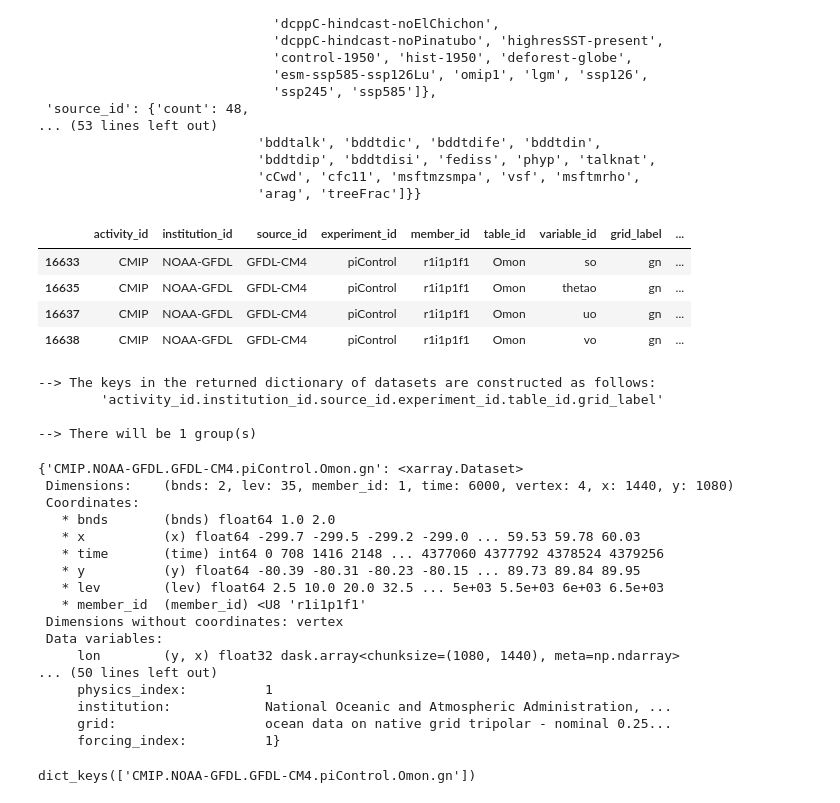
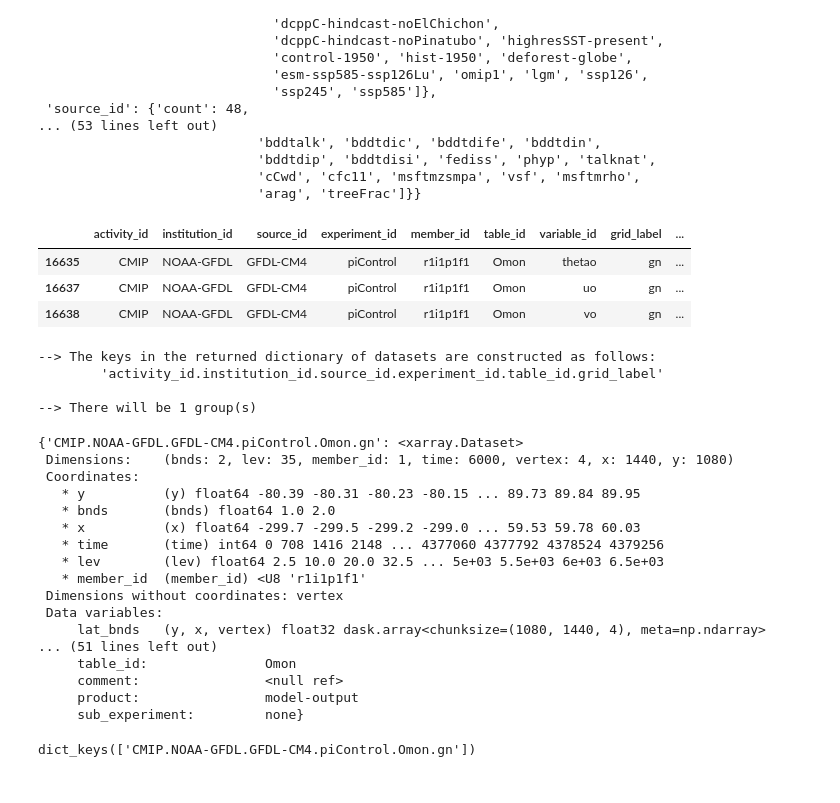
Before and after one commit to mclaret/cmip6hack-GS, a Jupyter notebook: notebooks/GFDLCM4_datalaod.ipynb, the cells around one changed output. Drawn from its saved outputs; the diff is of its cells as text; code cells hidden in the pictures.

```diff
--- a/notebooks/GFDLCM4_datalaod.ipynb
+++ b/notebooks/GFDLCM4_datalaod.ipynb
@@ -68,12 +68,11 @@ pprint.pprint(uni_dict, compact=True)
                             'cCwd', 'cfc11', 'msftmzsmpa', 'vsf', 'msftmrho',
                             'arag', 'treeFrac']}}
 # %%
-cat = col.search(source_id=['GFDL-CM4'],experiment_id=['piControl','1pctCO2'],
-                 table_id='Omon', variable_id=['uo','vo','thetao','so'], grid_label=['gn'])
+cat = col.search(source_id=['GFDL-CM4'],experiment_id=['piControl'],
+                 table_id='Omon', variable_id=['uo','vo','thetao'], grid_label=['gn'])
 cat.df
 # %% [output]
 |  | activity_id | institution_id | source_id | experiment_id | member_id | table_id | variable_id | grid_label | ... |
-| 16633 | CMIP | NOAA-GFDL | GFDL-CM4 | piControl | r1i1p1f1 | Omon | so | gn | ... |
 | 16635 | CMIP | NOAA-GFDL | GFDL-CM4 | piControl | r1i1p1f1 | Omon | thetao | gn | ... |
 | 16637 | CMIP | NOAA-GFDL | GFDL-CM4 | piControl | r1i1p1f1 | Omon | uo | gn | ... |
 | 16638 | CMIP | NOAA-GFDL | GFDL-CM4 | piControl | r1i1p1f1 | Omon | vo | gn | ... |
@@ -91,20 +90,20 @@ dset_dict
 {'CMIP.NOAA-GFDL.GFDL-CM4.piControl.Omon.gn': <xarray.Dataset>
  Dimensions:    (bnds: 2, lev: 35, member_id: 1, time: 6000, vertex: 4, x: 1440, y: 1080)
  Coordinates:
+   * y          (y) float64 -80.39 -80.31 -80.23 -80.15 ... 89.73 89.84 89.95
    * bnds       (bnds) float64 1.0 2.0
    * x          (x) float64 -299.7 -299.5 -299.2 -299.0 ... 59.53 59.78 60.03
    * time       (time) int64 0 708 1416 2148 ... 4377060 4377792 4378524 4379256
-   * y          (y) float64 -80.39 -80.31 -80.23 -80.15 ... 89.73 89.84 89.95
    * lev        (lev) float64 2.5 10.0 20.0 32.5 ... 5e+03 5.5e+03 6e+03 6.5e+03
    * member_id  (member_id) <U8 'r1i1p1f1'
  Dimensions without coordinates: vertex
  Data variables:
-     lon        (y, x) float32 dask.array<chunksize=(1080, 1440), meta=np.ndarray>
-... (50 lines left out)
-     physics_index:          1
-     institution:            National Oceanic and Atmospheric Administration, ...
-     grid:                   ocean data on native grid tripolar - nominal 0.25...
-     forcing_index:          1}
+     lat_bnds   (y, x, vertex) float32 dask.array<chunksize=(1080, 1440, 4), meta=np.ndarray>
+... (51 lines left out)
+     table_id:               Omon
+     comment:                <null ref>
+     product:                model-output
+     sub_experiment:         none}
 # %%
 import pandas as pd
 import numpy as np
```
Also changed, not shown: parts of 8 cells of this notebook, 1 other file.
